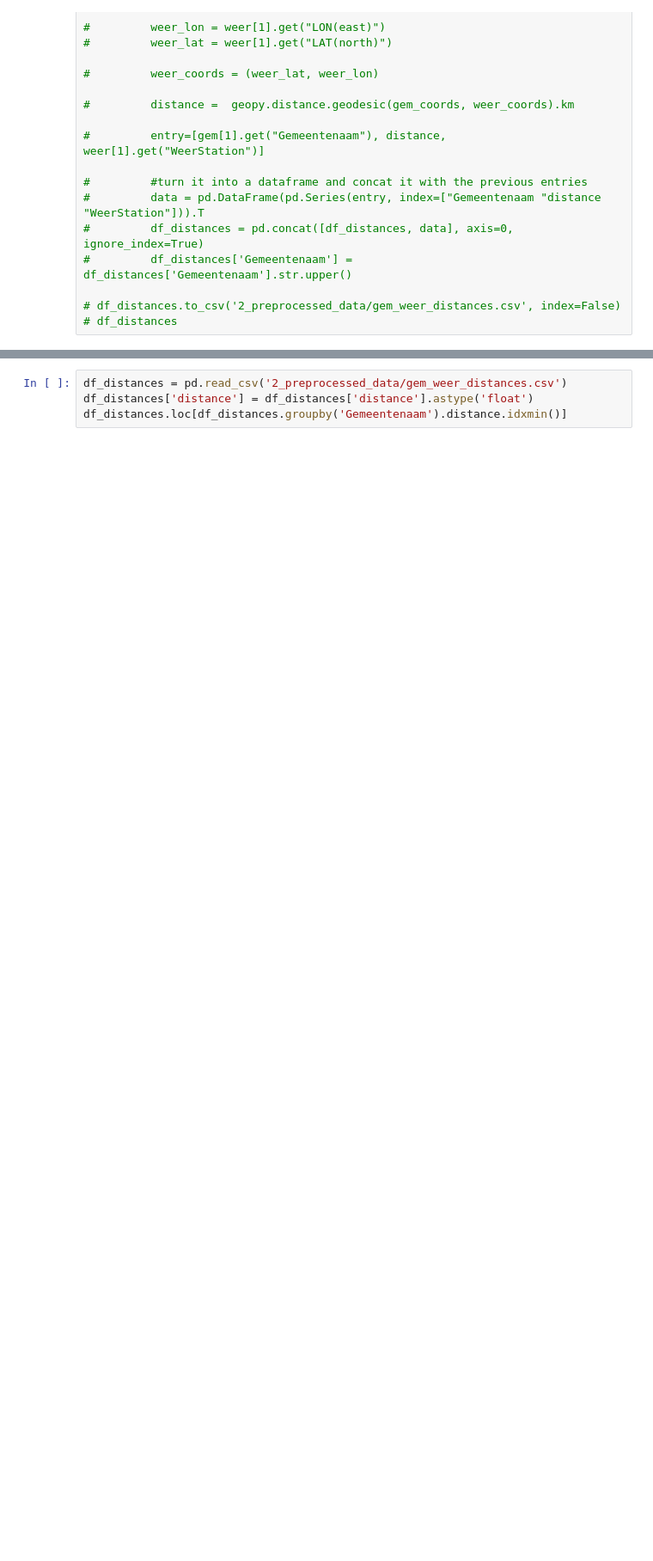
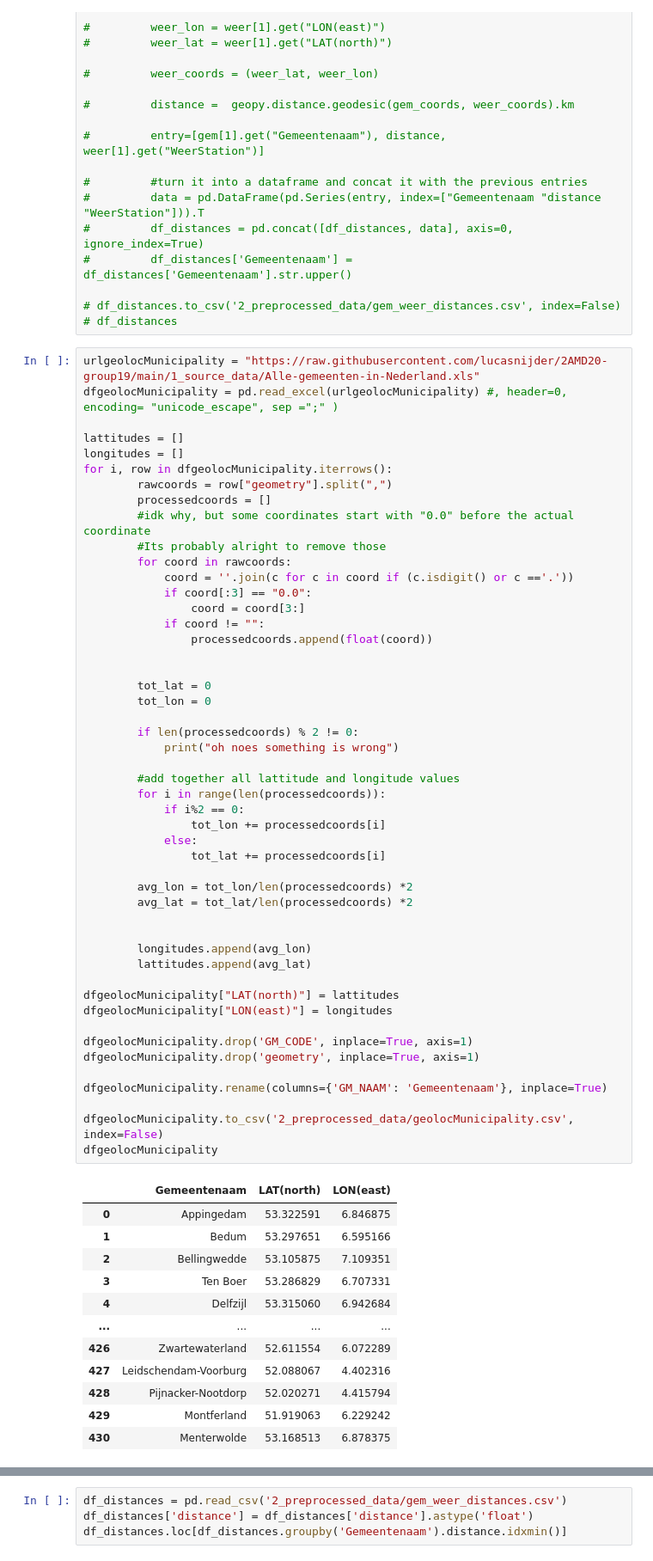
Before and after one commit to lucasnijder/2AMD20-group19, a Jupyter notebook: preprocessing.ipynb, the cells around one changed output, grey strips where cells are left out. Shown at 86% size. Cells and saved outputs as stored; diff of their text form; blank space fills up the shorter version.

```diff
--- a/preprocessing.ipynb
+++ b/preprocessing.ipynb
@@ -514,3 +500,65 @@ df_distances
 
 # df_distances.to_csv('2_preprocessed_data/gem_weer_distances.csv', index=False)
 # df_distances
+# %%
+urlgeolocMunicipality = "https://raw.githubusercontent.com/lucasnijder/2AMD20-group19/main/1_source_data/Alle-gemeenten-in-Nederland.xls"
+dfgeolocMunicipality = pd.read_excel(urlgeolocMunicipality) #, header=0, encoding= "unicode_escape", sep =";" )
+
+lattitudes = []
+longitudes = []
+for i, row in dfgeolocMunicipality.iterrows():
+        rawcoords = row["geometry"].split(",")
+        processedcoords = []
+        #idk why, but some coordinates start with "0.0" before the actual coordinate
+        #Its probably alright to remove those
+        for coord in rawcoords:
+            coord = ''.join(c for c in coord if (c.isdigit() or c =='.'))
+            if coord[:3] == "0.0":
+                coord = coord[3:]
+            if coord != "":
+                processedcoords.append(float(coord))
+
+
+        tot_lat = 0
+        tot_lon = 0
+
+        if len(processedcoords) % 2 != 0:
+            print("oh noes something is wrong")
+
+        #add together all lattitude and longitude values
+        for i in range(len(processedcoords)):
+            if i%2 == 0:
+                tot_lon += processedcoords[i]
+            else:
+                tot_lat += processedcoords[i]
+
+        avg_lon = tot_lon/len(processedcoords) *2
+        avg_lat = tot_lat/len(processedcoords) *2
+
+
+        longitudes.append(avg_lon)
+        lattitudes.append(avg_lat)
+
+dfgeolocMunicipality["LAT(north)"] = lattitudes
+dfgeolocMunicipality["LON(east)"] = longitudes
+
+dfgeolocMunicipality.drop('GM_CODE', inplace=True, axis=1)
+dfgeolocMunicipality.drop('geometry', inplace=True, axis=1)
+
+dfgeolocMunicipality.rename(columns={'GM_NAAM': 'Gemeentenaam'}, inplace=True)
+
+dfgeolocMunicipality.to_csv('2_preprocessed_data/geolocMunicipality.csv', index=False)
+dfgeolocMunicipality
+# %% [output]
+|  | Gemeentenaam | LAT(north) | LON(east) |
+| 0 | Appingedam | 53.322591 | 6.846875 |
+| 1 | Bedum | 53.297651 | 6.595166 |
+| 2 | Bellingwedde | 53.105875 | 7.109351 |
+| 3 | Ten Boer | 53.286829 | 6.707331 |
+| 4 | Delfzijl | 53.315060 | 6.942684 |
+| ... | ... | ... | ... |
+| 426 | Zwartewaterland | 52.611554 | 6.072289 |
+| 427 | Leidschendam-Voorburg | 52.088067 | 4.402316 |
+| 428 | Pijnacker-Nootdorp | 52.020271 | 4.415794 |
+| 429 | Montferland | 51.919063 | 6.229242 |
+| 430 | Menterwolde | 53.168513 | 6.878375 |
```
Also changed, not shown: parts of 5 cells of this notebook, 1 other file.
